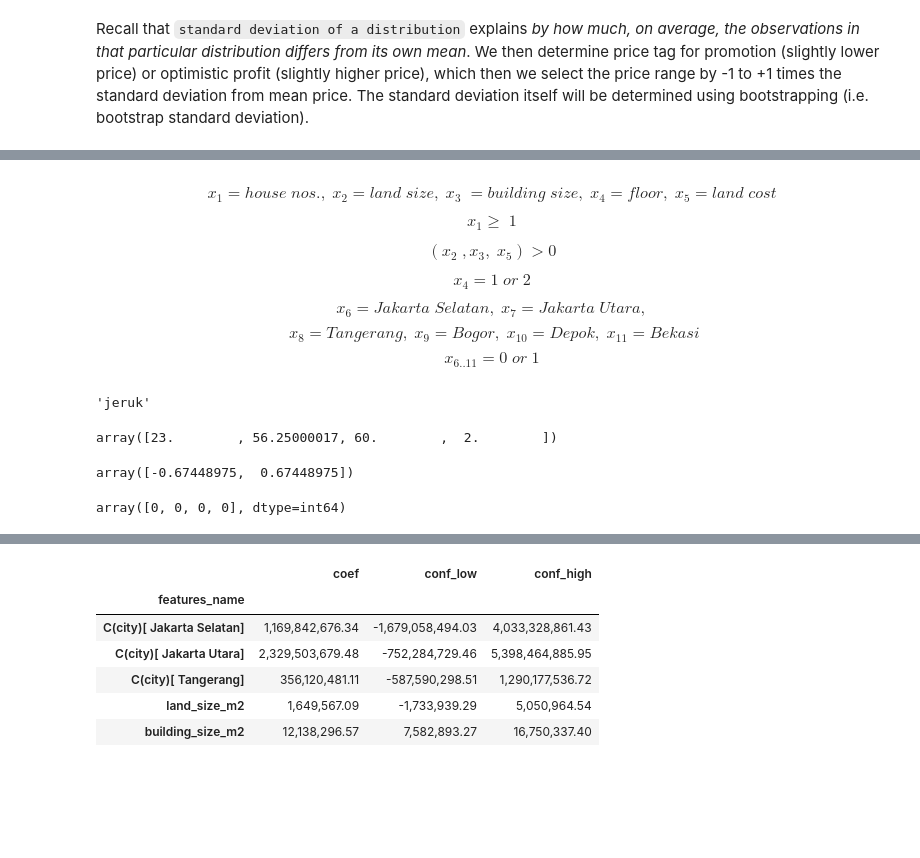
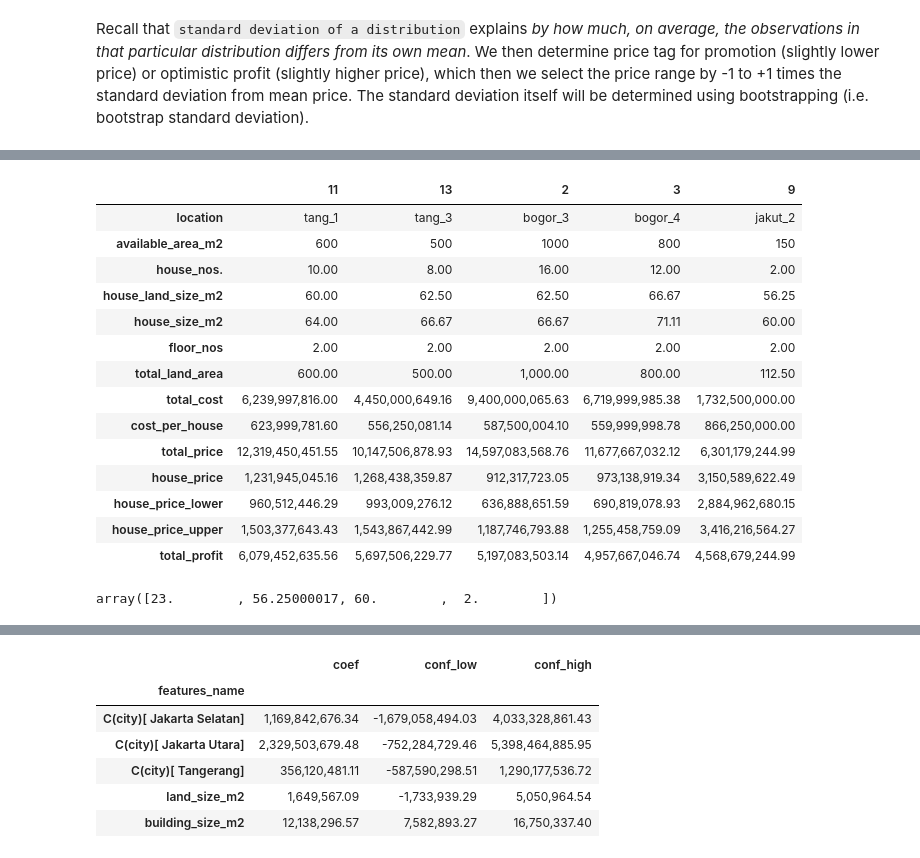
Before and after one commit to nbarizki/jabodetabekhousepricing, a Jupyter notebook: 3 - Linear Modeling of House Price.ipynb, the cells around one changed output, grey strips where cells are left out. Saved outputs shown, nothing was run; the diff lists cells and outputs as text; code cells hidden in the pictures; blank space fills up the shorter version.

```diff
--- a/3 - Linear Modeling of House Price.ipynb
+++ b/3 - Linear Modeling of House Price.ipynb
@@ -2039,29 +2012,49 @@ ValueError: The truth value of a Series is ambiguous. Use a.empty, a.bool(), a.i
-# %% [markdown]
-$$x_1=house\;nos.,\;x_2=land\;size,\;x_3\;=building\;size,\;x_4=floor,\;x_5=land\;cost$$
-
-$$x_1\geq\;1$$
-
-$$(x_2\;,x_3,\;x_5)>0$$
-
-
-
-$$x_4 = 1\;or\;2$$
-
-$$x_6=Jakarta\;Selatan,\;x_7=Jakarta\;Utara,$$
-$$\;x_8=Tangerang,\;x_9=Bogor,\;x_{10}=Depok,\;x_{11}=Bekasi$$
-$$x_{6..11} = 0\;or\;1$$
-# %%
-class Burung:
-    def __init__(self, nama):
-        self.nama = nama
-
-class Ayam(Burung):
-    pass
-
-tes = Ayam('jeruk')
-tes.nama
-# %% [output]
-'jeruk'
+# %%
+land_price_df = pd.read_excel('Dataset/land_price.xlsx')
+land_price_df = land_price_df.assign(
+    x5=land_price_df.price_per_m2,
+    x6=0, x7=0, x8 =0, x9 =0, x10 =0, x11=0,
+    A=15000000000, B=5000000000,
+    C=land_price_df.available_area_m2
+    )
+label = {
+    'x6': 'Jakarta Selatan',
+    'x7' : 'Jakarta Utara',
+    'x8' : 'Tangerang'
+    }
+for key, value in label.items():
+    land_price_df.loc[
+        land_price_df.city == value,
+        key] = 1
+# setting up params
+known_vars = land_price_df.iloc[:, 5:12].values
+constraints = land_price_df.iloc[:, 12:15].values
+init_guess = np.array([10, 60, 80, 2]).reshape(1, 4)
+# optimization
+results = OptimizeParameter().get_estimated_vars(known_vars, constraints, init_guess)
+# show top 5 most profitable location
+columns_to_show = list(land_price_df[['location', 'available_area_m2']].columns)\
+    + list(results.columns)
+summary_table = pd.merge(
+    land_price_df, results, left_index=True, right_index=True
+    )
+summary_table[columns_to_show].sort_values('total_profit', ascending=False).head().T
+# %% [output]
+|  | 11 | 13 | 2 | 3 | 9 |
+| location | tang_1 | tang_3 | bogor_3 | bogor_4 | jakut_2 |
+| available_area_m2 | 600 | 500 | 1000 | 800 | 150 |
+| house_nos. | 10.00 | 8.00 | 16.00 | 12.00 | 2.00 |
+| house_land_size_m2 | 60.00 | 62.50 | 62.50 | 66.67 | 56.25 |
+| house_size_m2 | 64.00 | 66.67 | 66.67 | 71.11 | 60.00 |
+| floor_nos | 2.00 | 2.00 | 2.00 | 2.00 | 2.00 |
+| total_land_area | 600.00 | 500.00 | 1,000.00 | 800.00 | 112.50 |
+| total_cost | 6,239,997,816.00 | 4,450,000,649.16 | 9,400,000,065.63 | 6,719,999,985.38 | 1,732,500,000.00 |
+| cost_per_house | 623,999,781.60 | 556,250,081.14 | 587,500,004.10 | 559,999,998.78 | 866,250,000.00 |
+| total_price | 12,319,450,451.55 | 10,147,506,878.93 | 14,597,083,568.76 | 11,677,667,032.12 | 6,301,179,244.99 |
+| house_price | 1,231,945,045.16 | 1,268,438,359.87 | 912,317,723.05 | 973,138,919.34 | 3,150,589,622.49 |
+| house_price_lower | 960,512,446.29 | 993,009,276.12 | 636,888,651.59 | 690,819,078.93 | 2,884,962,680.15 |
+| house_price_upper | 1,503,377,643.43 | 1,543,867,442.99 | 1,187,746,793.88 | 1,255,458,759.09 | 3,416,216,564.27 |
+| total_profit | 6,079,452,635.56 | 5,697,506,229.77 | 5,197,083,503.14 | 4,957,667,046.74 | 4,568,679,244.99 |
 # %%
 # from scipy.optimize import minimize
 
@@ -2286,11 +2279,3 @@ tes.nama
 # fitted_estimator.estimated_vars_
 # %% [output]
 array([23.        , 56.25000017, 60.        ,  2.        ])
-# %%
-norm.ppf([0.25, 0.75])
-# %% [output]
-array([-0.67448975,  0.67448975])
-# %%
-np.where(np.array([1b, 2, 3, 4]).reshape(1, 4))[0]
-# %% [output]
-array([0, 0, 0, 0], dtype=int64)
```
Also changed, not shown: parts of 17 cells of this notebook, 2 other files.
